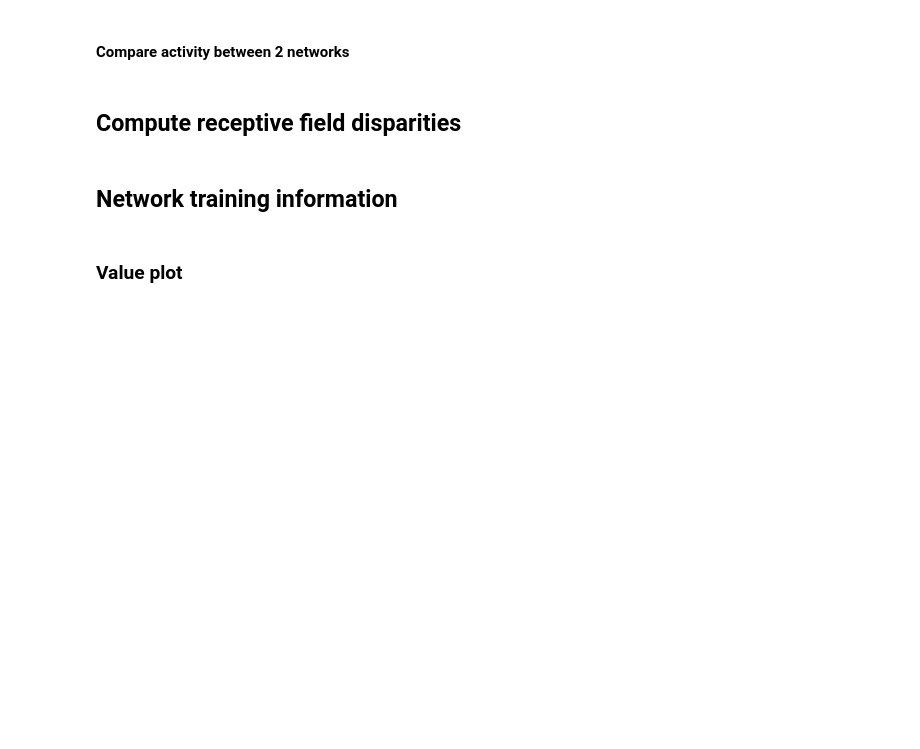
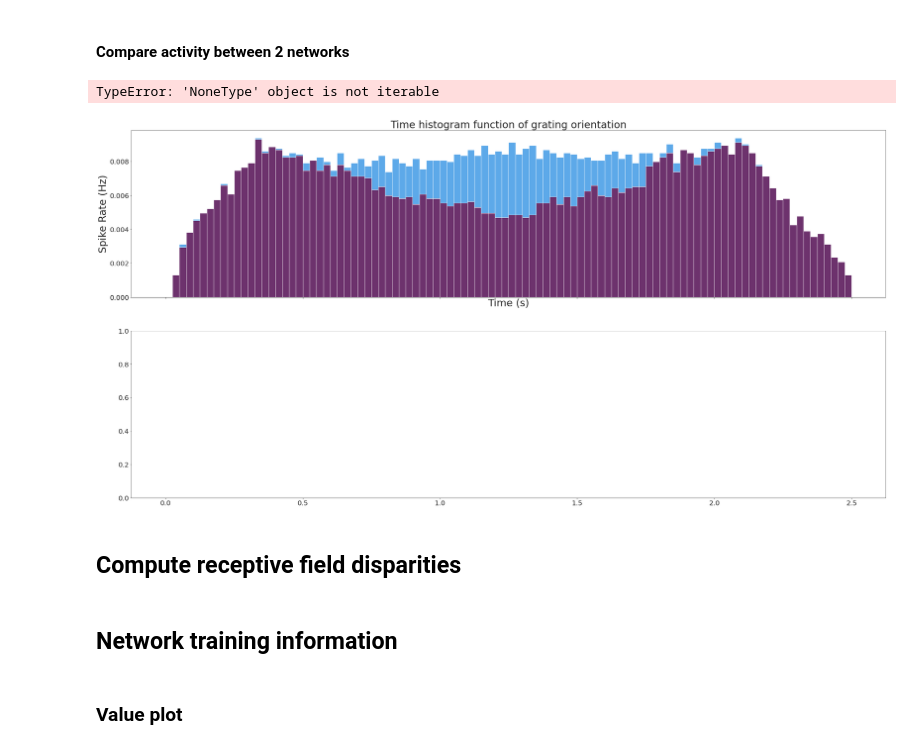
Before and after one commit to comsee-research/Neuvisys-analysis, a Jupyter notebook: Neuvisys.ipynb, the cells around one changed output. Saved outputs shown, nothing was run; the diff lists cells and outputs as text; code cells hidden in the pictures; blank space fills up the shorter version.

```diff
--- a/Neuvisys.ipynb
+++ b/Neuvisys.ipynb
@@ -210,14 +257,18 @@ for i in range(rates.shape[0]):
 # %% [markdown]
 #### Compare activity between 2 networks
 # %%
-spinet1 = SpikingNetwork("/home/thomas/Networks/handcraft/disparity/inhibition_learning/artificial_basis/", loading=True)
-spinet2 = SpikingNetwork("/home/thomas/Networks/handcraft/disparity/inhibition_learning/0_artificial/validation/", loading=True)
+spinet1 = SpikingNetwork("/home/thomas/Networks/simulation/inhibition_learning/tracking_task/network_base/", loading=[True, True, False, False])
+spinet2 = SpikingNetwork("/home/thomas/Networks/simulation/inhibition_learning/tracking_task/network/", loading=[True, True, False, False])
 # %%
 from scipy.stats import laplace
 distribution = laplace(0, 1.5).rvs(size=2000)
 distribution = np.round(distribution)
 # %%
-activity_comparison(spinet1, spinet2, 50, 17, distribution=distribution)
+# activity_comparison(spinet1, spinet2, 50, 17, distribution=distribution) # orientation
+activity_comparison(spinet1, spinet2, 25, distribution=distribution)
+# %% [output]
+TypeError: 'NoneType' object is not iterable
+[figure, added]
 # %% [markdown]
 ## Compute receptive field disparities
 # %%
```
Also changed, not shown: parts of 18 cells of this notebook, 6 other files.
